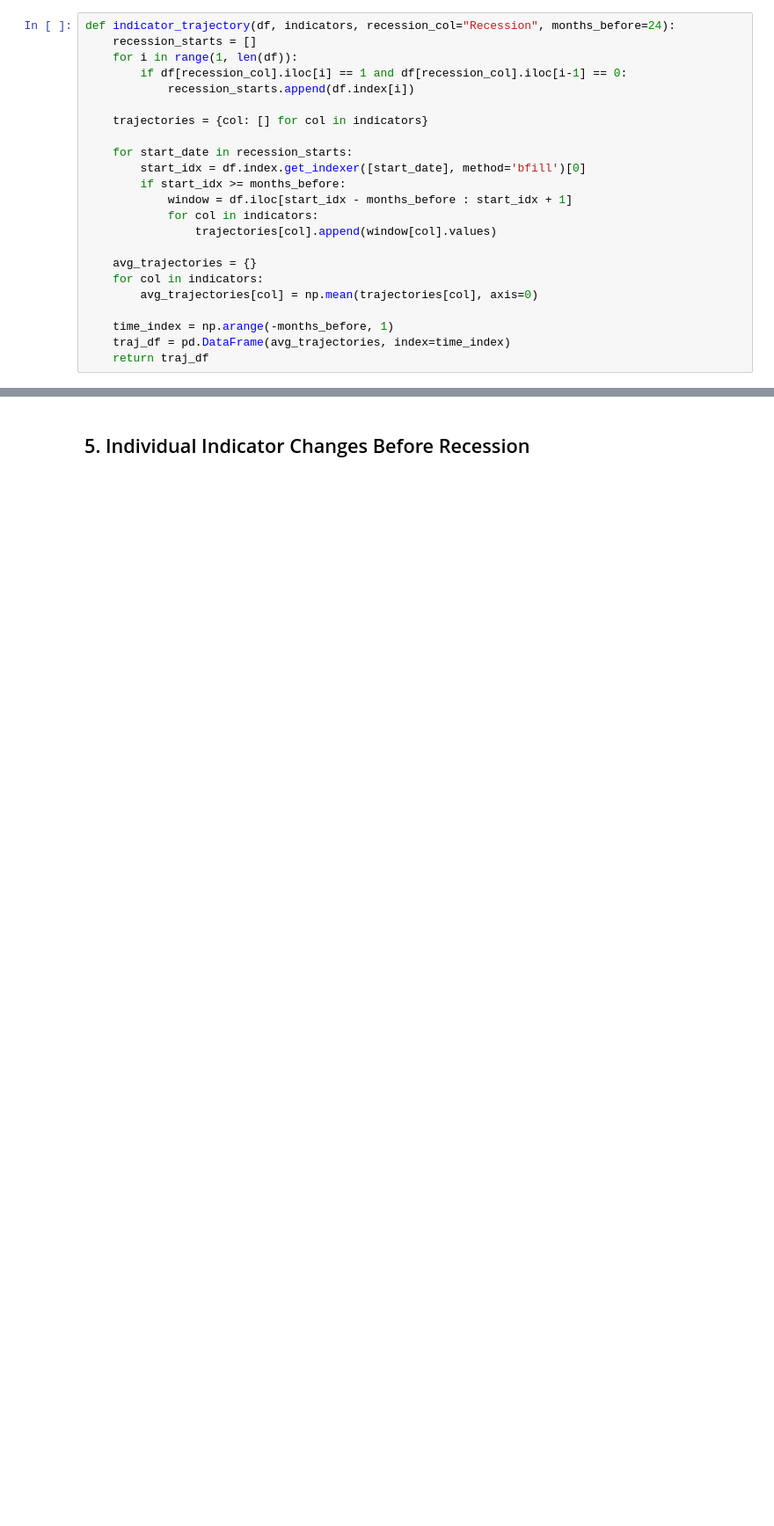
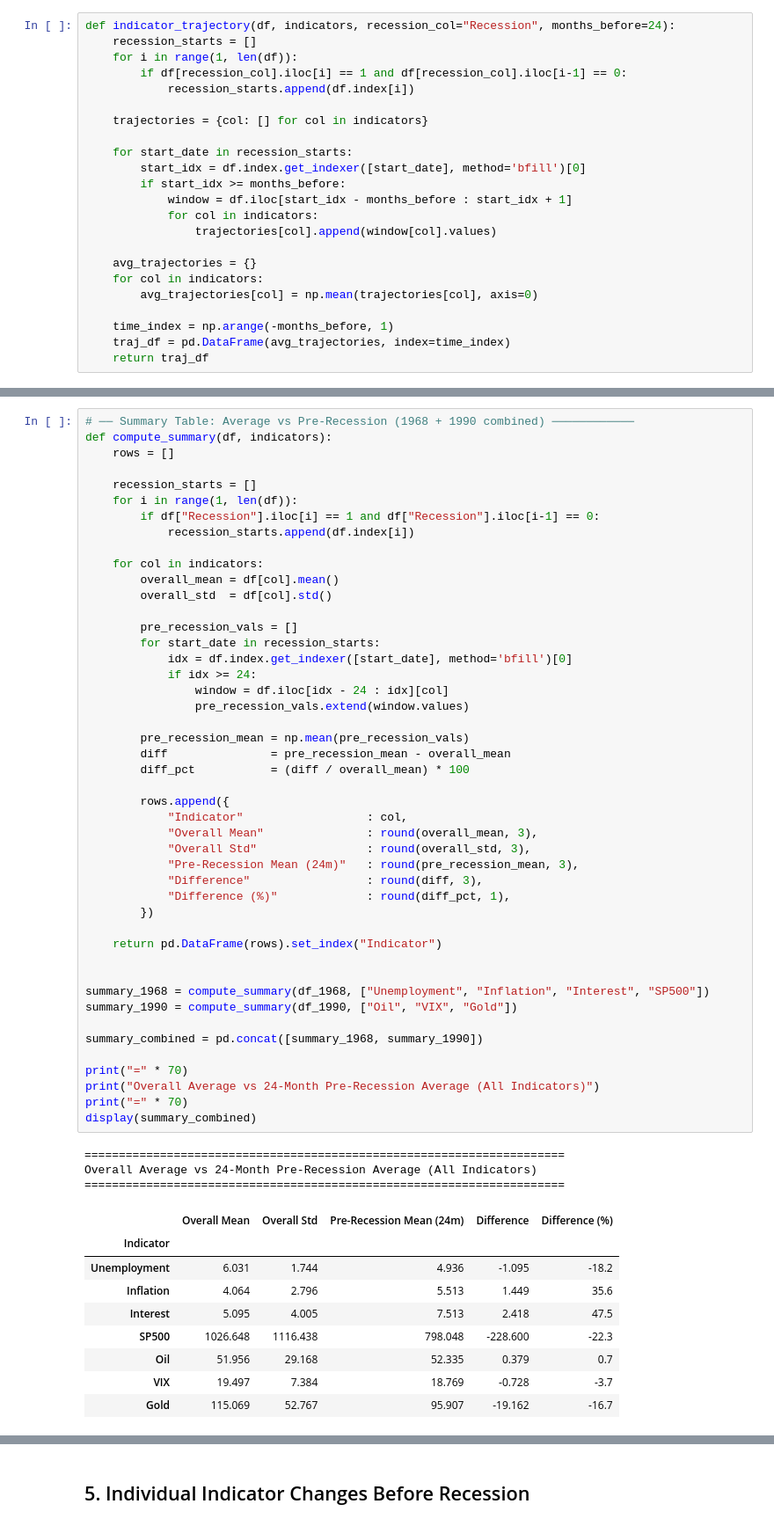
Before and after one commit to Emily0107/Economic-Recession, a Jupyter notebook: public/code/EDA.ipynb, the cells around one changed output, grey strips where cells are left out. Shown at 88% size. Saved outputs shown, nothing was run; the diff lists cells and outputs as text; blank space fills up the shorter version.

```diff
--- a/public/code/EDA.ipynb
+++ b/public/code/EDA.ipynb
@@ -476,0 +538,59 @@ plt.show()
+# %%
+# ── Summary Table: Average vs Pre-Recession (1968 + 1990 combined) ────────────
+def compute_summary(df, indicators):
+    rows = []
+
+    recession_starts = []
+    for i in range(1, len(df)):
+        if df["Recession"].iloc[i] == 1 and df["Recession"].iloc[i-1] == 0:
+            recession_starts.append(df.index[i])
+
+    for col in indicators:
+        overall_mean = df[col].mean()
+        overall_std  = df[col].std()
+
+        pre_recession_vals = []
+        for start_date in recession_starts:
+            idx = df.index.get_indexer([start_date], method='bfill')[0]
+            if idx >= 24:
+                window = df.iloc[idx - 24 : idx][col]
+                pre_recession_vals.extend(window.values)
+
+        pre_recession_mean = np.mean(pre_recession_vals)
+        diff               = pre_recession_mean - overall_mean
+        diff_pct           = (diff / overall_mean) * 100
+
+        rows.append({
+            "Indicator"                  : col,
+            "Overall Mean"               : round(overall_mean, 3),
+            "Overall Std"                : round(overall_std, 3),
+            "Pre-Recession Mean (24m)"   : round(pre_recession_mean, 3),
+            "Difference"                 : round(diff, 3),
+            "Difference (%)"             : round(diff_pct, 1),
+        })
+
+    return pd.DataFrame(rows).set_index("Indicator")
+
+
+summary_1968 = compute_summary(df_1968, ["Unemployment", "Inflation", "Interest", "SP500"])
+summary_1990 = compute_summary(df_1990, ["Oil", "VIX", "Gold"])
+
+summary_combined = pd.concat([summary_1968, summary_1990])
+
+print("=" * 70)
+print("Overall Average vs 24-Month Pre-Recession Average (All Indicators)")
+print("=" * 70)
+display(summary_combined)
+# %% [output]
+======================================================================
+Overall Average vs 24-Month Pre-Recession Average (All Indicators)
+======================================================================
+|  | Overall Mean | Overall Std | Pre-Recession Mean (24m) | Difference | Difference (%) |
+| Indicator |  |  |  |  |  |
+| Unemployment | 6.031 | 1.744 | 4.936 | -1.095 | -18.2 |
+| Inflation | 4.064 | 2.796 | 5.513 | 1.449 | 35.6 |
+| Interest | 5.095 | 4.005 | 7.513 | 2.418 | 47.5 |
+| SP500 | 1026.648 | 1116.438 | 798.048 | -228.600 | -22.3 |
+| Oil | 51.956 | 29.168 | 52.335 | 0.379 | 0.7 |
+| VIX | 19.497 | 7.384 | 18.769 | -0.728 | -3.7 |
+| Gold | 115.069 | 52.767 | 95.907 | -19.162 | -16.7 |
```
Also changed, not shown: parts of 30 cells of this notebook, 16 other files.
